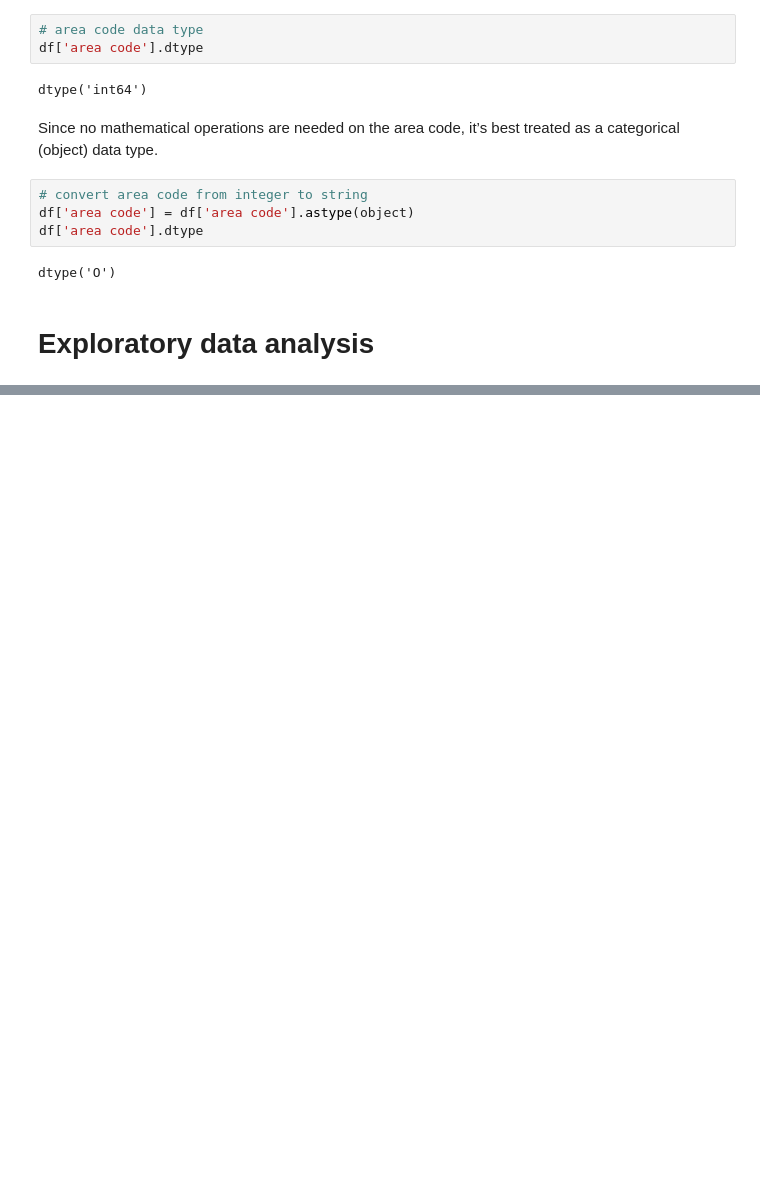
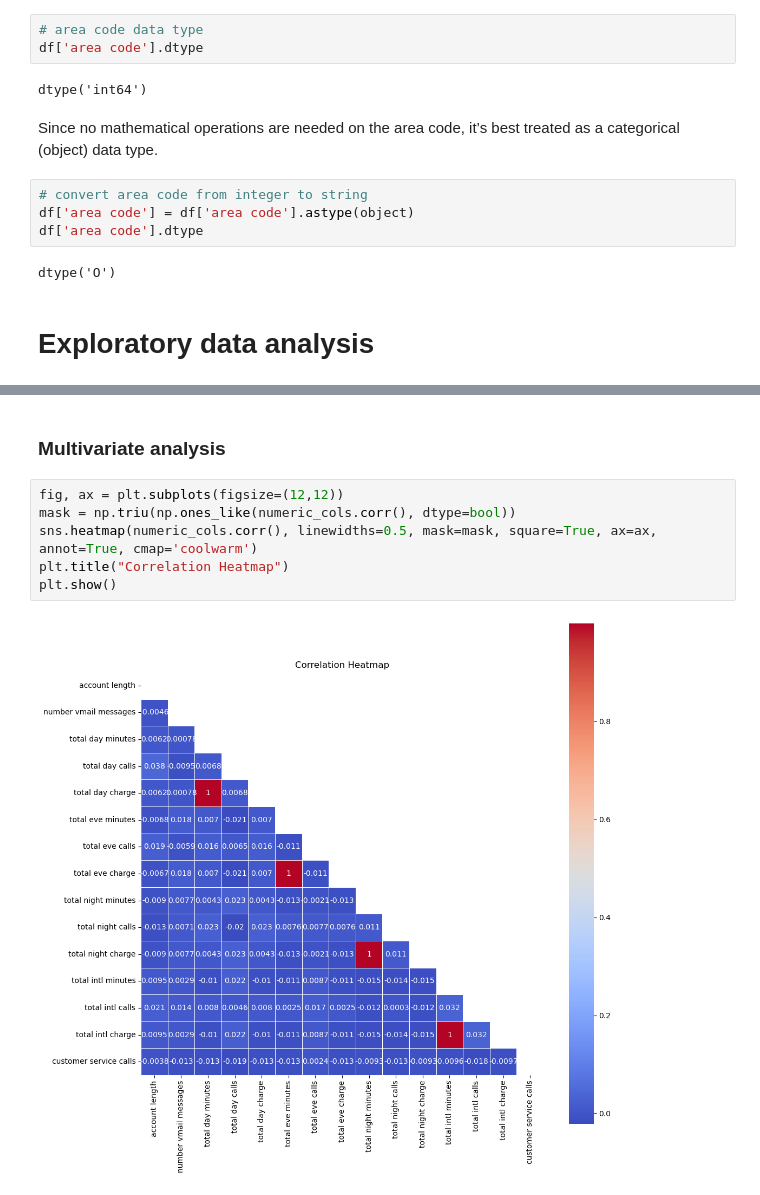
Before and after one commit to bengatmercy/mercychebet, a Jupyter notebook: Desktop/FINAL _PROJECT _PHASE/syria_customer_analysis.ipynb, the cells around one changed output, grey strips where cells are left out. Cells and saved outputs as stored; diff of their text form; blank space fills up the shorter version.

```diff
--- a/Desktop/FINAL _PROJECT _PHASE/syria_customer_analysis.ipynb
+++ b/Desktop/FINAL _PROJECT _PHASE/syria_customer_analysis.ipynb
@@ -140,0 +198,10 @@ dtype('O')
+# %% [markdown]
+### Multivariate analysis
+# %%
+fig, ax = plt.subplots(figsize=(12,12))
+mask = np.triu(np.ones_like(numeric_cols.corr(), dtype=bool))
+sns.heatmap(numeric_cols.corr(), linewidths=0.5, mask=mask, square=True, ax=ax, annot=True, cmap='coolwarm')
+plt.title("Correlation Heatmap")
+plt.show()
+# %% [output]
+[figure, added]
```
Also changed, not shown: parts of 23 cells of this notebook.
